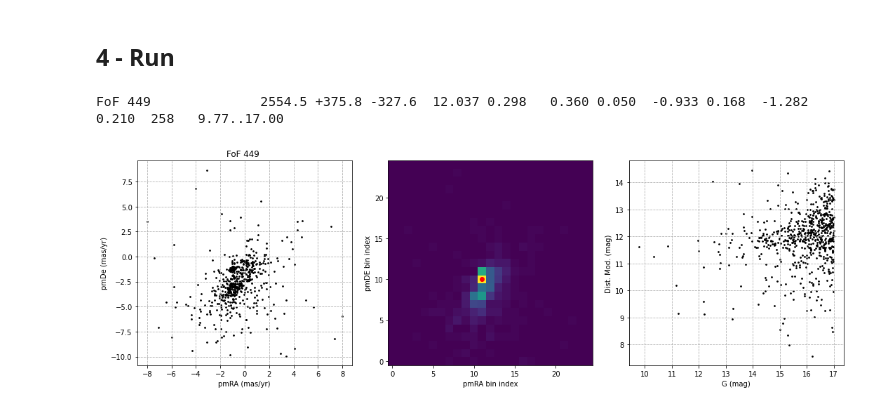
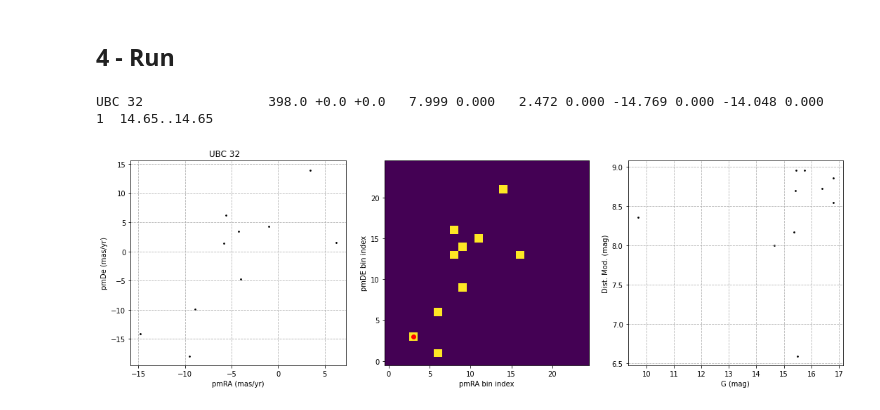
Before and after one commit to balessi/GaiaDR2clusters, a Jupyter notebook: code/Bailer-Jones.ipynb, the cells around one changed output. Saved outputs shown, nothing was run; the diff lists cells and outputs as text; code cells hidden in the pictures.

```diff
--- a/code/Bailer-Jones.ipynb
+++ b/code/Bailer-Jones.ipynb
@@ -84,7 +84,7 @@ def plot_VPD(data, title):
     plt.scatter(xs, ys, s=3, color='black')
 
 # Calculates the median distance modulus of the stars within <limit> of the estimated pms
-def calculate_estimates(data, est_pmra, est_pmde, limit = 1.2):
+def calculate_estimates(data, est_pmra, est_pmde, limit = 1.5):
     def filter_pms(pmra, pmde):
         return (abs(est_pmra - pmra) < limit) and (abs(est_pmde - pmde) < limit)
     filter_fn = lambda x: filter_pms(x['pmra'], x['pmdec'])
@@ -160,8 +160,8 @@ def process(name, coordinates, diam_arcmin, mag_lim, pm_lim, dist_lim=None):
 # %%
 #         name         coord                  dia  mag  pm  dist
 #process('Alessi 62', '18 56 06.2 +21 35 49', 36,  16,  5,  None) #last one is dist mod upper limit
 
-process('FoF 449 ', '18 38 54.4 -06 25 36',  13.7, 17, 10) #OC    2688   -1.02  -1.24
+process('UBC 32          ', '18 37 14.9 -14 05 46', 40, 17, 20, 9)   #OC    280  -1.77  -9.28
 # %% [output]
-FoF 449              2554.5 +375.8 -327.6  12.037 0.298   0.360 0.050  -0.933 0.168  -1.282 0.210  258   9.77..17.00
+UBC 32                398.0 +0.0 +0.0   7.999 0.000   2.472 0.000 -14.769 0.000 -14.048 0.000    1  14.65..14.65
-[figure, old version]
+[figure, new version]
```
